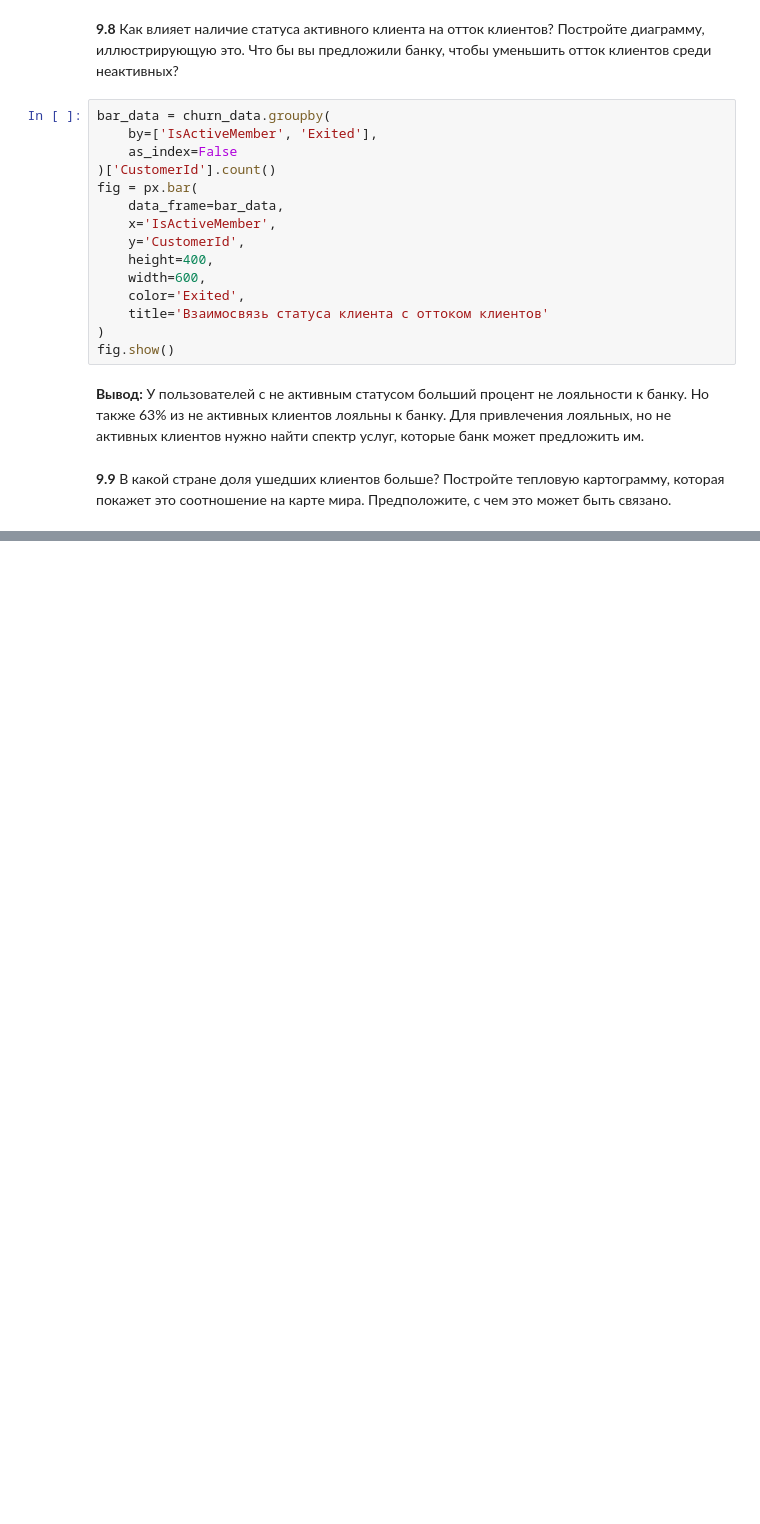
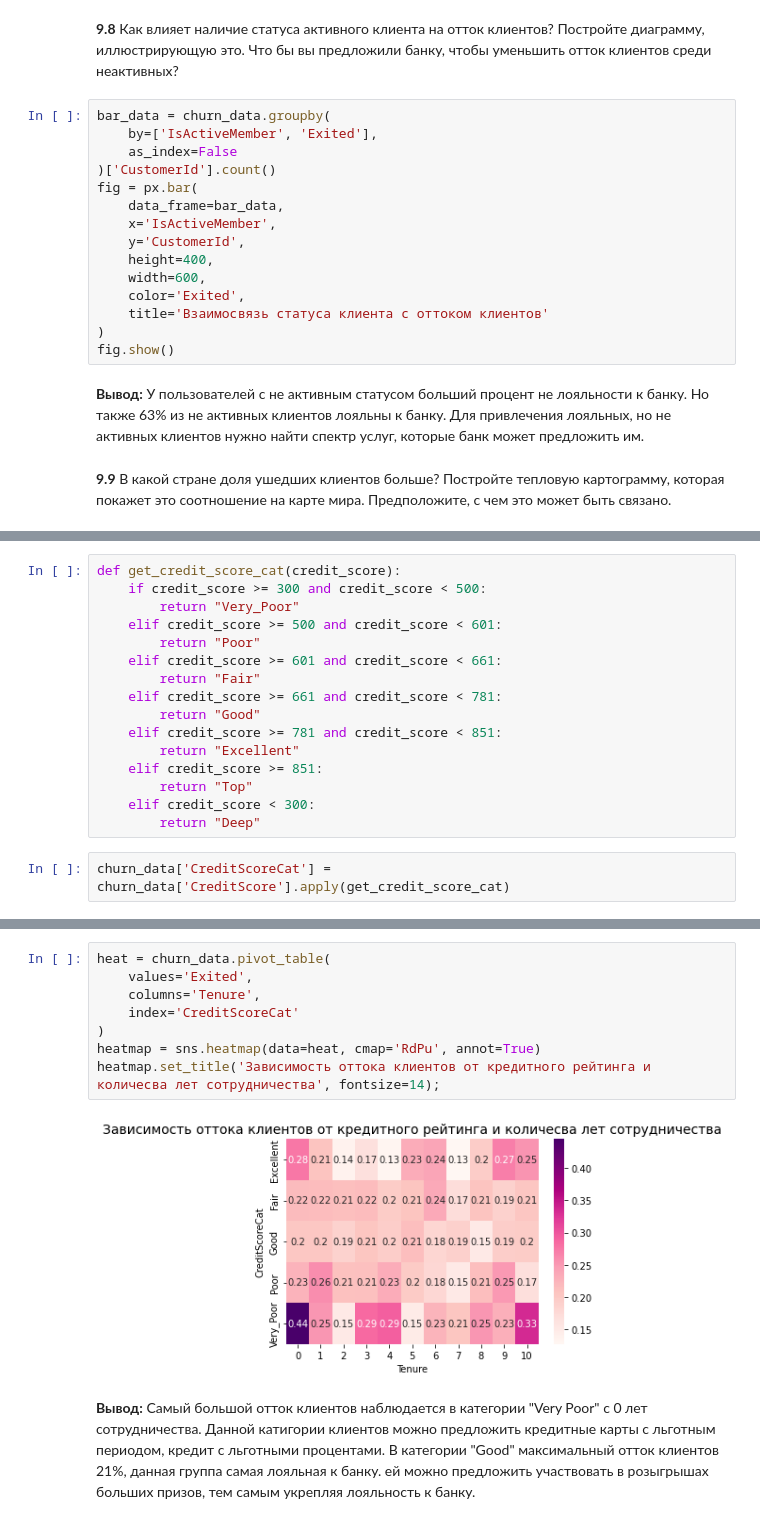
Before and after one commit to A1eksandraa/sf_homework, a Jupyter notebook: skillfactory/PY_13_Визуализация_данных/churn_homework.ipynb, the cells around one changed output, grey strips where cells are left out. Cells and saved outputs as stored; diff of their text form; blank space fills up the shorter version.

```diff
--- a/skillfactory/PY_13_Визуализация_данных/churn_homework.ipynb
+++ b/skillfactory/PY_13_Визуализация_данных/churn_homework.ipynb
@@ -209,0 +207,18 @@ churn_data.head()
+# %%
+def get_credit_score_cat(credit_score):
+    if credit_score >= 300 and credit_score < 500:
+        return "Very_Poor"
+    elif credit_score >= 500 and credit_score < 601:
+        return "Poor"
+    elif credit_score >= 601 and credit_score < 661:
+        return "Fair"
+    elif credit_score >= 661 and credit_score < 781:
+        return "Good"
+    elif credit_score >= 781 and credit_score < 851:
+        return "Excellent"
+    elif credit_score >= 851:
+        return "Top"
+    elif credit_score < 300:
+        return "Deep"
+# %%
+churn_data['CreditScoreCat'] = churn_data['CreditScore'].apply(get_credit_score_cat)
@@ -209,0 +229,12 @@ churn_data.head()
+# %%
+heat = churn_data.pivot_table(
+    values='Exited',
+    columns='Tenure',
+    index='CreditScoreCat'
+)
+heatmap = sns.heatmap(data=heat, cmap='RdPu', annot=True)
+heatmap.set_title('Зависимость оттока клиентов от кредитного рейтинга и количесва лет сотрудничества', fontsize=14);
+# %% [output]
+[figure, added]
+# %% [markdown]
+**Вывод:** Самый большой отток клиентов наблюдается в категории "Very Poor" с 0 лет сотрудничества. Данной катигории клиентов можно предложить кредитные карты с льготным периодом, кредит с льготными процентами. В категории "Good" максимальный отток клиентов 21%, данная группа самая лояльная к банку. ей можно предложить участвовать в розыгрышах больших призов, тем самым укрепляя лояльность к банку.
```
Also changed, not shown: parts of 7 cells of this notebook.
